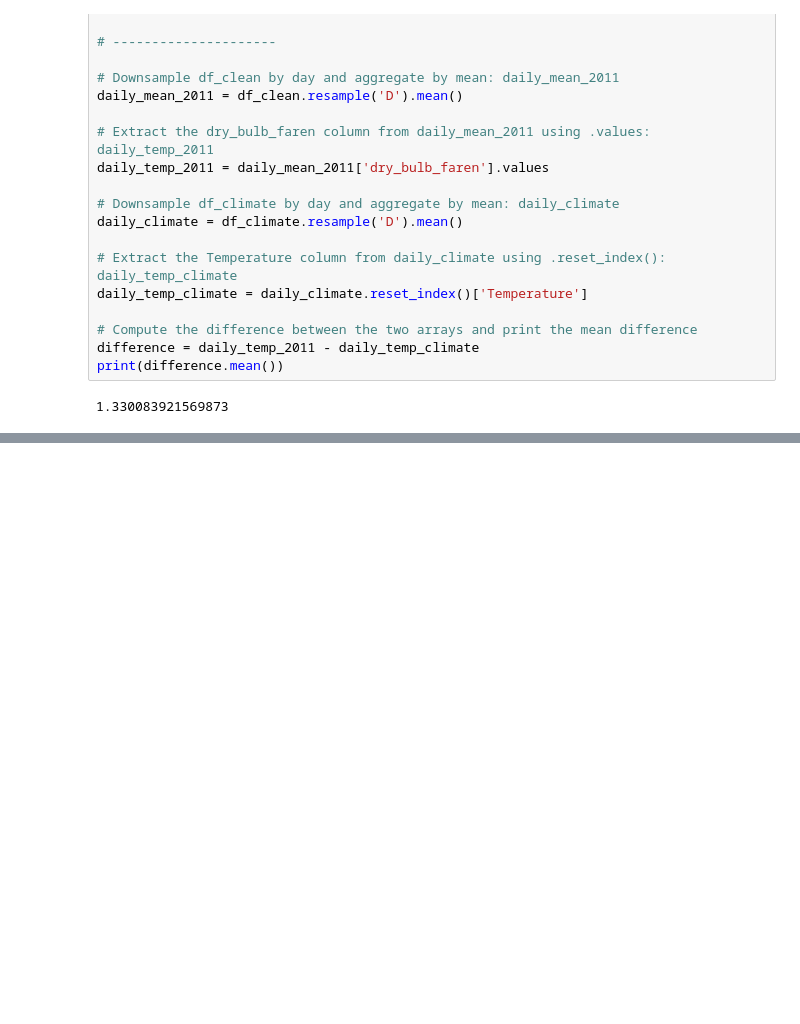
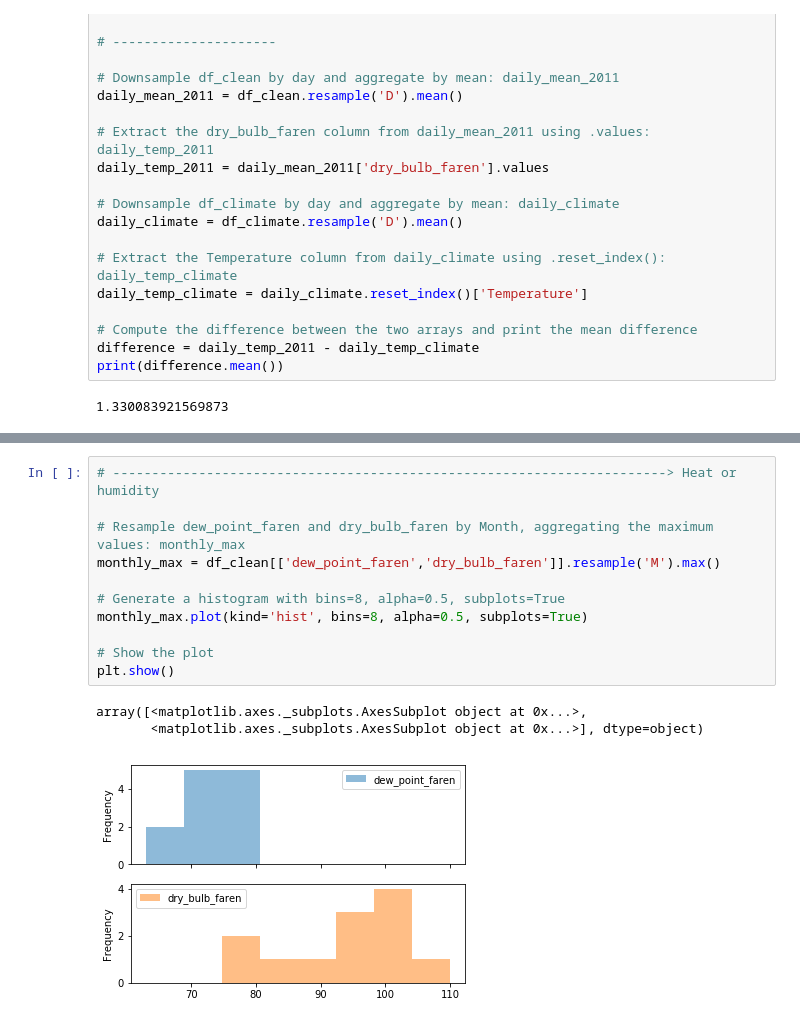
Before and after one commit to allanbeto/Pandas_Foundation, a Jupyter notebook: Jupyter_notebook/Pandas_Foundation.ipynb, the cells around one changed output, grey strips where cells are left out. Drawn from its saved outputs; the diff is of its cells as text; blank space fills up the shorter version.

```diff
--- a/Jupyter_notebook/Pandas_Foundation.ipynb
+++ b/Jupyter_notebook/Pandas_Foundation.ipynb
@@ -1577,0 +1657,15 @@ dtype: float64
+# %%
+# -----------------------------------------------------------------------> Heat or humidity
+
+# Resample dew_point_faren and dry_bulb_faren by Month, aggregating the maximum values: monthly_max
+monthly_max = df_clean[['dew_point_faren','dry_bulb_faren']].resample('M').max()
+
+# Generate a histogram with bins=8, alpha=0.5, subplots=True
+monthly_max.plot(kind='hist', bins=8, alpha=0.5, subplots=True)
+
+# Show the plot
+plt.show()
+# %% [output]
+array([<matplotlib.axes._subplots.AxesSubplot object at 0x...>,
+       <matplotlib.axes._subplots.AxesSubplot object at 0x...>], dtype=object)
+[figure, added]
```
Also changed, not shown: parts of 14 cells of this notebook.
